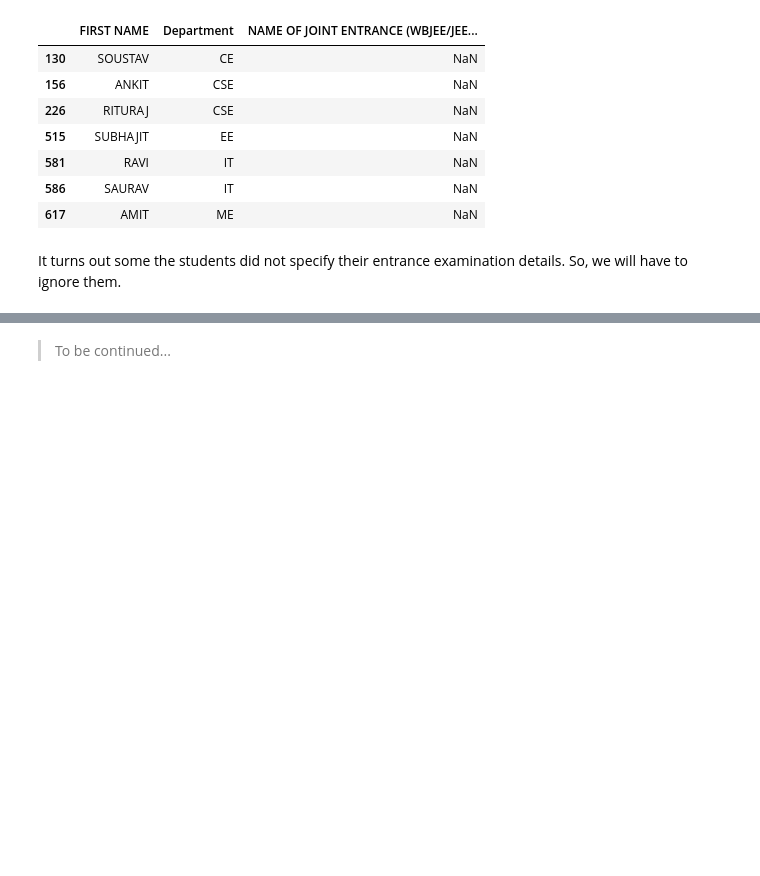
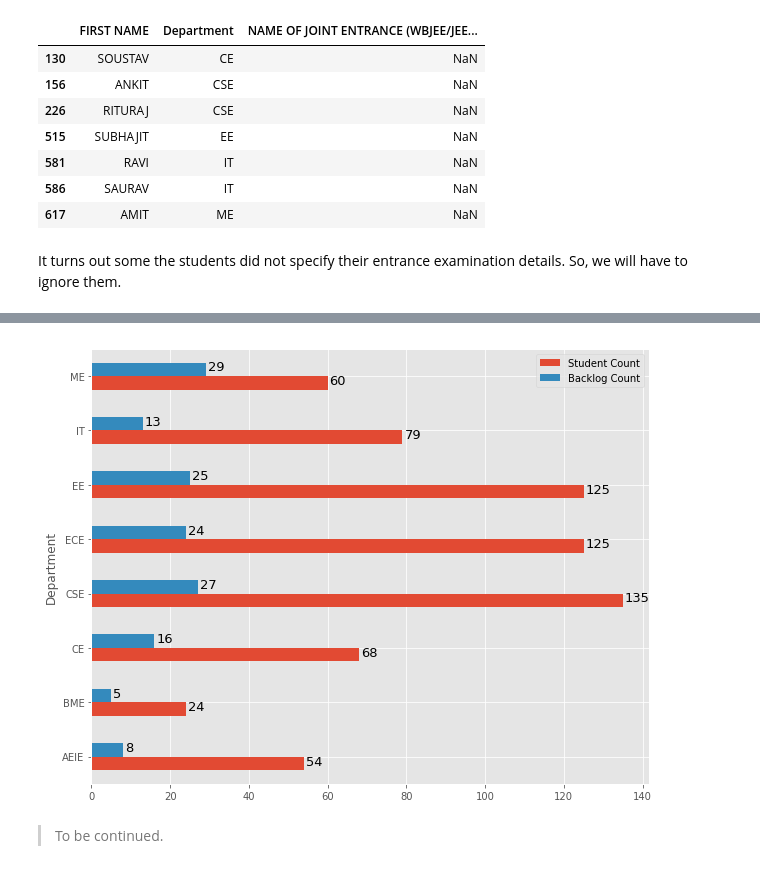
Before and after one commit to sayakpaul/Analysis-of-college-database-of-2017-passouts, a Jupyter notebook: 2017_Passout_Data_Analysis.ipynb, the cells around one changed output, grey strips where cells are left out. Cells and saved outputs as stored; diff of their text form; code cells hidden in the pictures; blank space fills up the shorter version.

```diff
--- a/2017_Passout_Data_Analysis.ipynb
+++ b/2017_Passout_Data_Analysis.ipynb
@@ -356,2 +567,10 @@ Name: NAME OF JOINT ENTRANCE (WBJEE/JEE-MAINS/JELET ETC.), dtype: int64
+# %%
+subplot = stu_backlog_count.groupby('Department').sum().plot(kind='barh',figsize=(10,8))
+for i in subplot.patches:
+    # get_width pulls left or right; get_y pushes up or down
+    subplot.text(i.get_width()+.5, i.get_y()+.1, \
+            str(i.get_width()), fontsize=13)
+# %% [output]
+[figure, added]
 # %% [markdown]
-> To be continued...
+> To be continued.
```
Also changed, not shown: parts of 39 cells of this notebook.
